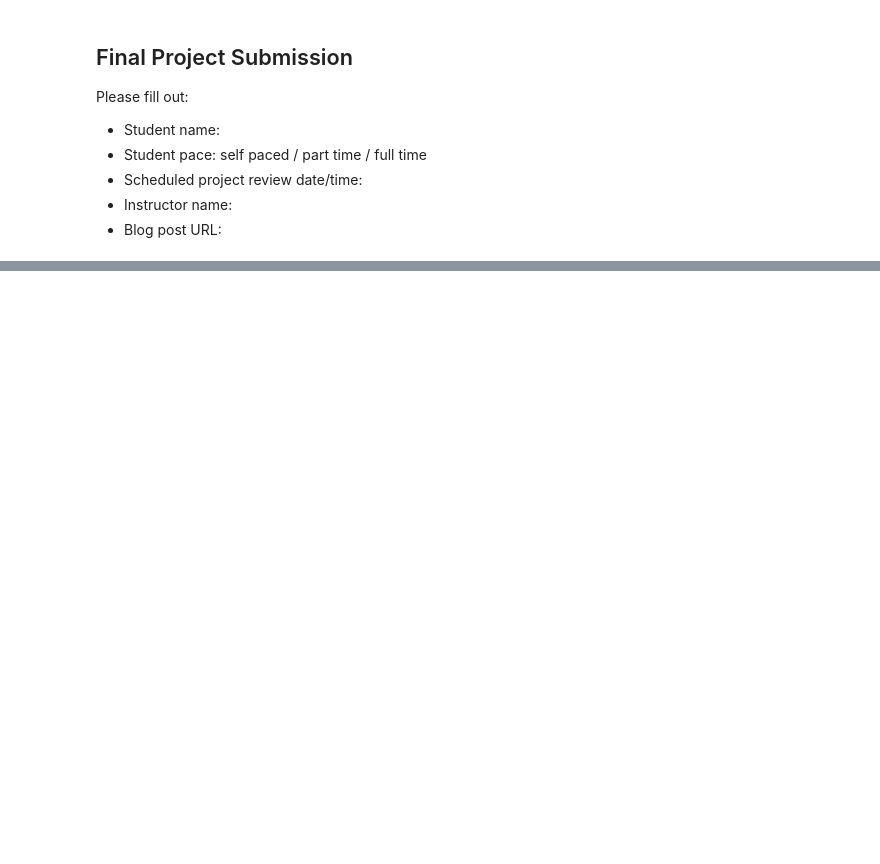
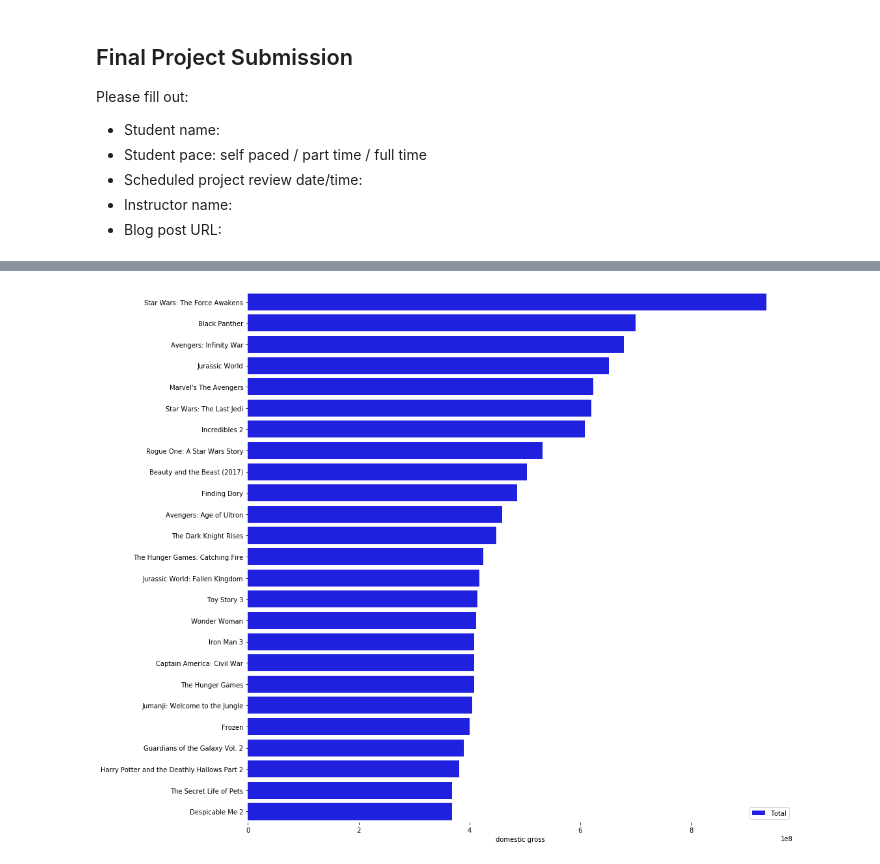
Before and after one commit to thomaskbrown18/dsc-mod-1-project-v2-1-onl01-dtsc-ft-052620, a Jupyter notebook: student.ipynb, the cells around one changed output, grey strips where cells are left out. Saved outputs shown, nothing was run; the diff lists cells and outputs as text; code cells hidden in the pictures; blank space fills up the shorter version.

```diff
--- a/student.ipynb
+++ b/student.ipynb
@@ -38,0 +81,2 @@ import seaborn as sns
+# %%
+conn = sqlite3.connect("movies_db.sqlite")
@@ -38,0 +126,2 @@ import seaborn as sns
+# %%
+cur = conn.cursor()
@@ -38,0 +161,8 @@ import seaborn as sns
+# %%
+cur.execute("""SELECT title, domestic_gross
+            FROM bom_movie_gross_gz
+            ORDER BY domestic_gross DESC
+            Limit 25;""")
+df2 = pd.DataFrame(cur.fetchall())
+df2.columns = [i[0] for i in cur.description]
+df2.head()
@@ -38,0 +176,11 @@ import seaborn as sns
+# %%
+f, ax = plt.subplots(figsize=(15,15))
+sns.barplot(x="domestic_gross", y="title", data=df2,
+            label="Total", color="b")
+
+ax.legend(ncol=2, loc="lower right", frameon=True)
+ax.set(ylabel="",
+       xlabel="domestic gross")
+sns.despine(left=True, bottom=True)
+# %% [output]
+[figure, added]
```
Also changed, not shown: parts of 18 cells of this notebook, 3 other files.
